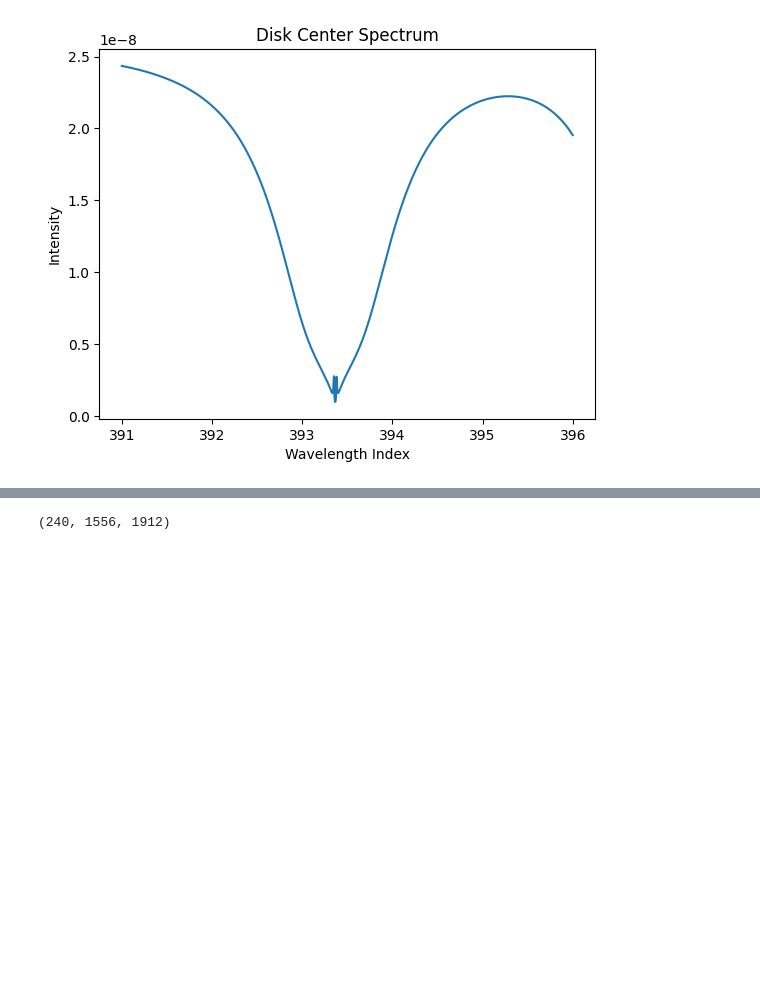
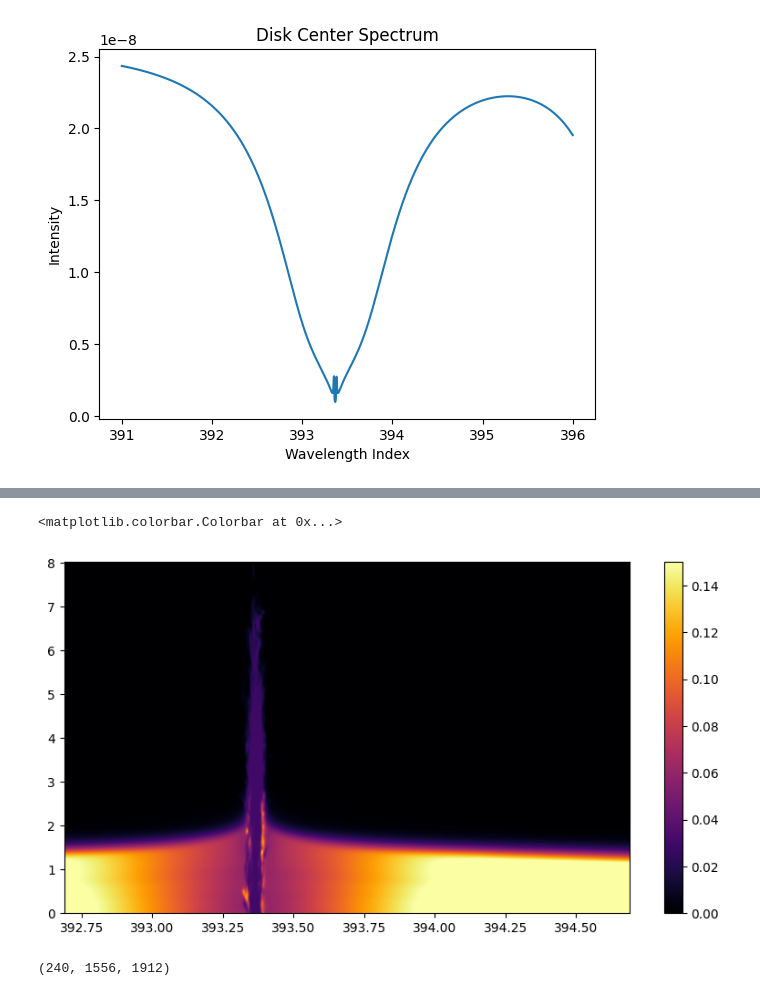
Before and after one commit to ivanzmilic/offlimb_3D_modeling, a Jupyter notebook: results_test.ipynb, the cells around one changed output, grey strips where cells are left out. Drawn from its saved outputs; the diff is of its cells as text; code cells hidden in the pictures; blank space fills up the shorter version.

```diff
--- a/results_test.ipynb
+++ b/results_test.ipynb
@@ -108,3 +79,26 @@ KeyboardInterrupt:
+# %%
+# We will convolve both the synthetic spectra with a Gaussian kernel to simulate the spectral resolution of the observations. Let's assume a spectral resolution of R = 100,000, which corresponds to a FWHM of about 0.004 nm at 393.4 nm.
+
+fwhm = 0.004  # nm
+sigma = fwhm / (2 * np.sqrt(2 * np.log(2)))
+sigma_pixels = sigma / (ll_air[1] - ll_air[0])  # Convert FWHM to pixels
+
+from scipy.ndimage import gaussian_filter1d
+
+spectrum_sconvolved = np.zeros_like(spectrum_convolved)
+
+for tqdm_index in tqdm(range(spectrum_convolved.shape[0])):
+    for z_index in range(spectrum_convolved.shape[1]):
+        spectrum_sconvolved[tqdm_index, z_index, :] = gaussian_filter1d(spectrum_convolved[tqdm_index, z_index, :], sigma=sigma_pixels)
+# %%
+# Let's plot the mean spectrum:
+plt.figure(figsize=(10,5))
+plt.imshow(spectrum_sconvolved[0,:,:]/closest_intensity,cmap='inferno',origin='lower', extent=[ll_air[0], ll_air[-1], 0, spectrum_convolved.shape[1]*0.02], aspect='auto', \
+           norm='linear', vmin=0.00, vmax=0.15)
+plt.colorbar()
+# %% [output]
+<matplotlib.colorbar.Colorbar at 0x...>
+[figure, added]
 # %%
 # Now create filtergraph by integrating over the wavelength axis, but only the points 0.1 nm around the core of the line:
 filtergraph_ssd = np.sum(spectrum_ssd_convolved[:, :, (ll_air_ssd - ll_air_ssd[max_index_ssd] > -0.05) & (ll_air_ssd - ll_air_ssd[max_index_ssd] < 0.05)], axis=2)
```
Also changed, not shown: parts of 12 cells of this notebook, 2 other files.
